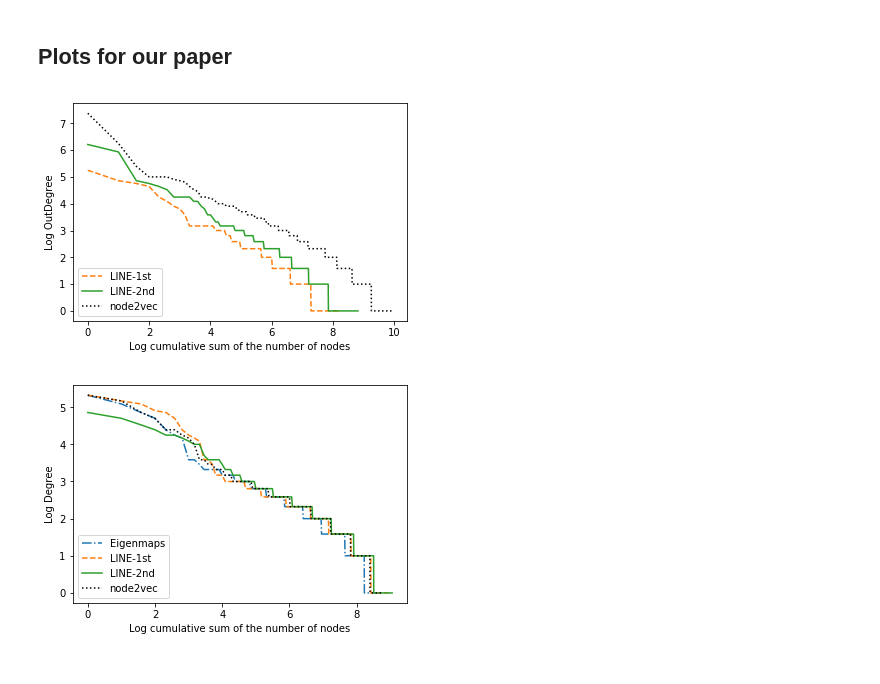
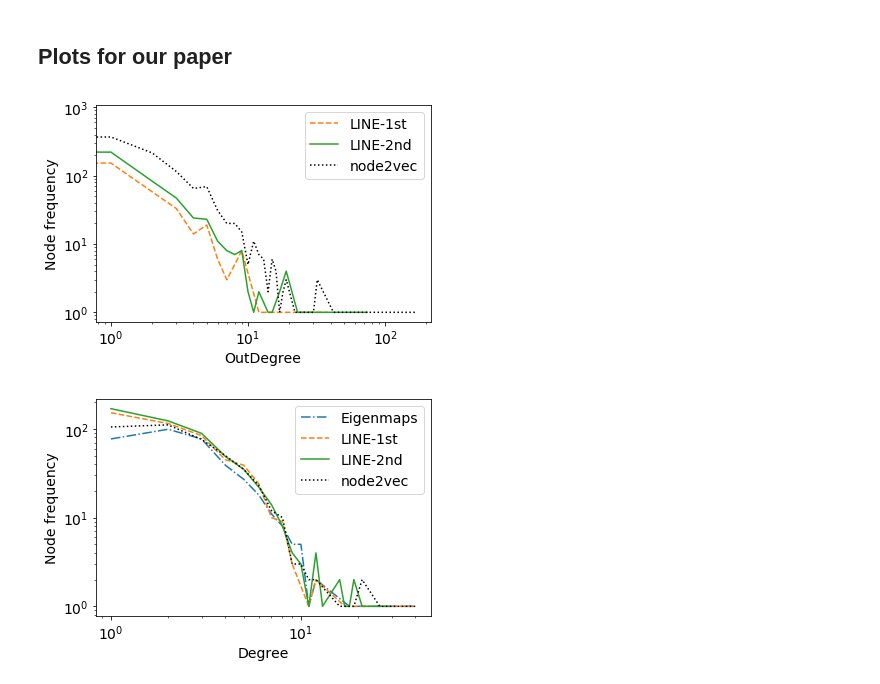
Before and after one commit to nzw0301/grla2018, a Jupyter notebook: code/notebooks/node_classification/powerlaw_on_single_node_classification.ipynb, the cells around one changed output. Saved outputs shown, nothing was run; the diff lists cells and outputs as text; code cells hidden in the pictures.

Commit message:
Make figures more beautiful

```diff
--- a/code/notebooks/node_classification/powerlaw_on_single_node_classification.ipynb
+++ b/code/notebooks/node_classification/powerlaw_on_single_node_classification.ipynb
@@ -156,8 +168,7 @@ df = pd.read_csv(data_dir + 'node_feature.csv.as_directed')
 
 num_nodes = len(df)
 property_name = 'unnormalized_out_degree'
-x = df[property_name].values
-all_values = np.log2(x)
+all_values = df[property_name].values
 property_name = 'OutDegree'
 
 for _, record in result_df.iterrows():
@@ -165,46 +176,52 @@ for _, record in result_df.iterrows():
     model = record['model']
 
     incorrect_nodes = np.array(list(map(int, record['incorrect_ids'].split())))
-    x = np.log2(np.arange(len(incorrect_nodes)) + 1)
-    y = sorted(all_values[incorrect_nodes], reverse=True)
+
+    freq_centrality = Counter(all_values[incorrect_nodes])
+    x, y = [c for c in sorted(freq_centrality)], [freq_centrality[c] for c in sorted(freq_centrality)]
+
     plt.plot(x, y, label=model, linewidth=1.5,
                    linestyle=linestyles[model],
                    color=colors[model]
                    )
-    plt.xlabel('Log cumulative sum of the number of nodes')
-    plt.ylabel('Log {}'.format(property_name))
-fig = plt.legend(loc=3)
+    plt.xlabel('{}'.format(property_name))
+    plt.ylabel('Node frequency')
+    plt.xscale('log')
+    plt.yscale('log')
+
+fig = plt.legend(loc=0)
 # plt.savefig('../../../doc/iclrw2018/images/CoraOutDegreeIncorrect.pdf', bbox_inches='tight')
 # %% [output]
-[figure, old version]
+[figure, new version]
 # %%
 dname = 'uCora'
 
 result_df = classification_results[(classification_results['dataset'] == dname)]
 
 data_dir = data_parent_dir + dname[1:] + '/'
 df = pd.read_csv(data_dir + 'node_feature.csv.as_undirected')
 
 num_nodes = len(df)
 property_name = 'unnormalized_degree'
-x = df[property_name].values
-all_values = np.log2(x)
+all_values = df[property_name].values
 property_name = 'Degree'
 
 for _, record in result_df.iterrows():
     param = record['param']
     model = record['model']
-
     incorrect_nodes = np.array(list(map(int, record['incorrect_ids'].split())))
-    x = np.log2(np.arange(len(incorrect_nodes)) + 1)
-    y = sorted(all_values[incorrect_nodes], reverse=True)
+    freq_centrality = Counter(all_values[incorrect_nodes])
+    x, y = [c for c in sorted(freq_centrality)], [freq_centrality[c] for c in sorted(freq_centrality)]
     plt.plot(x, y, label=model, linewidth=1.5,
                    linestyle=linestyles[model],
                    color=colors[model]
                    )
-    plt.xlabel('Log cumulative sum of the number of nodes')
-    plt.ylabel('Log {}'.format(property_name))
-fig = plt.legend(loc=3)
+    plt.xlabel('{}'.format(property_name))
+    plt.ylabel('Node frequency')
+    plt.xscale('log')
+    plt.yscale('log')
+
+fig = plt.legend(loc=0)
 # plt.savefig('../../../doc/iclrw2018/images/uCoraDegreeIncorrect.pdf', bbox_inches='tight')
 # %% [output]
-[figure, old version]
+[figure, new version]
```
Also changed, not shown: parts of 3 cells of this notebook.
